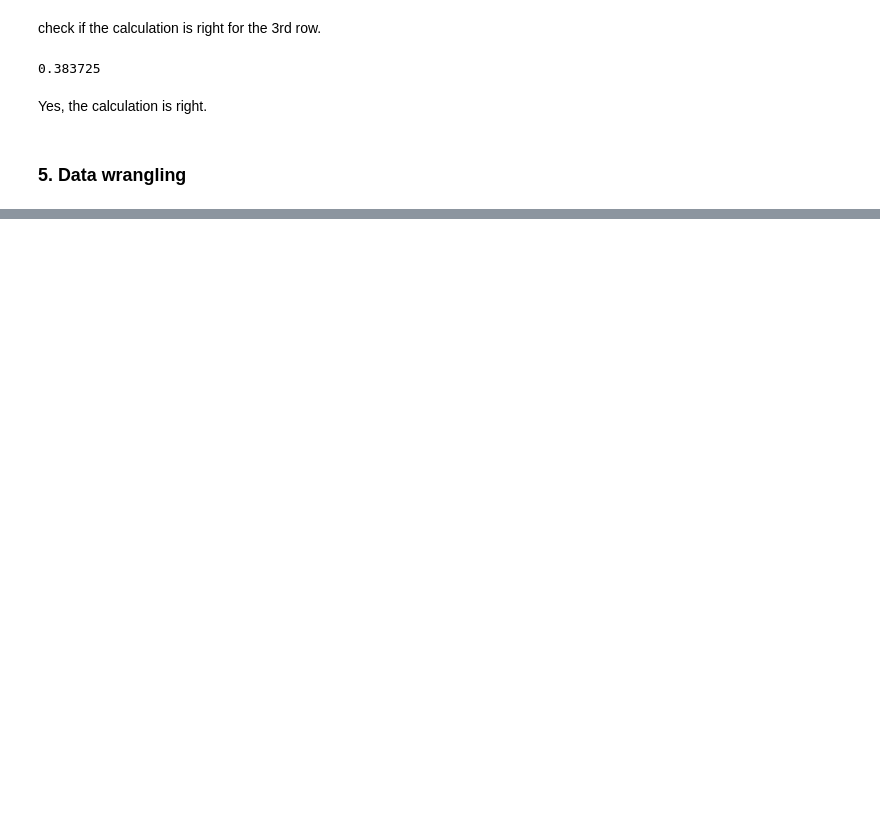
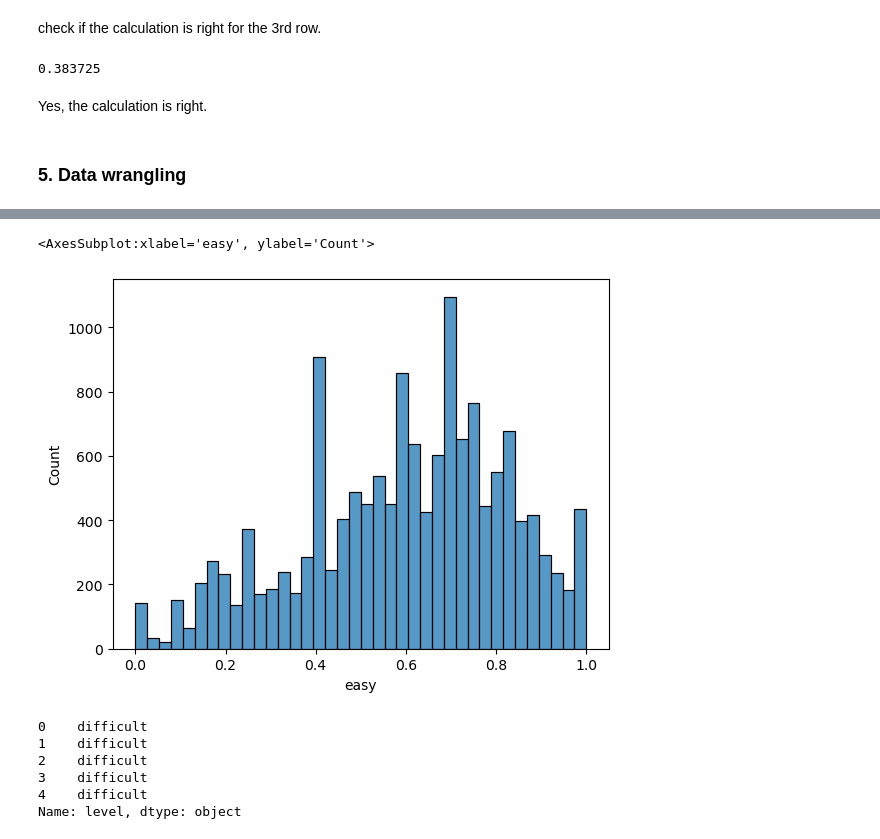
Before and after one commit to tetsupitt/nltk_vader, a Jupyter notebook: sentiment_analysis_coursereview.ipynb, the cells around one changed output, grey strips where cells are left out. Drawn from its saved outputs; the diff is of its cells as text; code cells hidden in the pictures; blank space fills up the shorter version.

```diff
--- a/sentiment_analysis_coursereview.ipynb
+++ b/sentiment_analysis_coursereview.ipynb
@@ -290,7 +295,0 @@ sns.boxplot(y='agg_polarity',
-# %%
-df['polarity'] = df['reviews'].apply(lambda x: analyzer.polarity_scores(x))
-# %%
-df = pd.concat(
-    [df.drop(['polarity'], axis=1),
-     df['polarity'].apply(pd.Series)], axis=1)
-df.head(3)
@@ -302,4 +295,0 @@ df.head(3)
-# %%
-# Create new variable with sentiment "neutral," "positive" and "negative"
-df['sentiment'] = df['compound'].apply(lambda x: 'positive' if x >0 else 'neutral' if x==0 else 'negative')
-df.head(4)
@@ -343,0 +309,2 @@ sns.boxplot(y='compound',
+# %%
+df['easy'] = df['easy'].str.rstrip('%').astype('float') / 100.0
@@ -343,0 +323,5 @@ sns.boxplot(y='compound',
+# %%
+sns.histplot(data=df, x="easy")
+# %% [output]
+<AxesSubplot:xlabel='easy', ylabel='Count'>
+[figure, added]
@@ -343,0 +330,9 @@ sns.boxplot(y='compound',
+# %%
+df["level"].head()
+# %% [output]
+0    difficult
+1    difficult
+2    difficult
+3    difficult
+4    difficult
+Name: level, dtype: object
```
Also changed, not shown: parts of 58 cells of this notebook, 1 other file.
